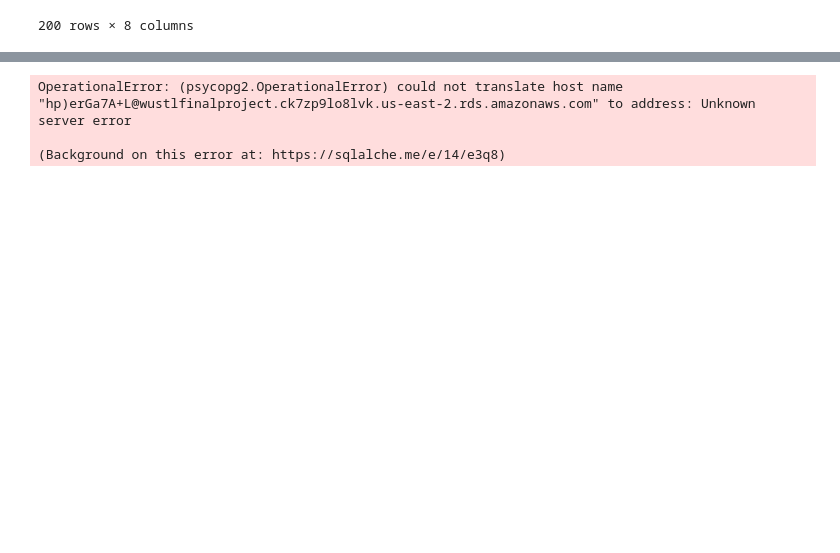
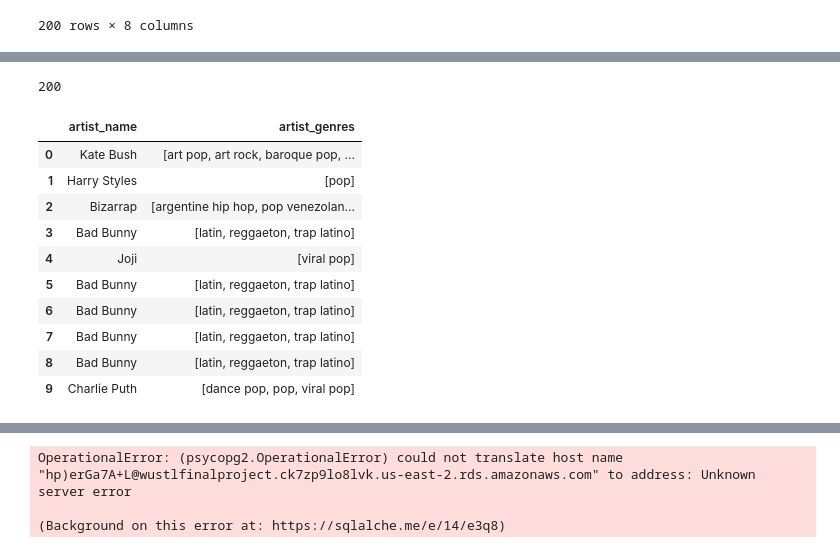
Before and after one commit to Azykan/Final-Project, a Jupyter notebook: source_code.ipynb, the cells around one changed output, grey strips where cells are left out. Drawn from its saved outputs; the diff is of its cells as text; code cells hidden in the pictures; blank space fills up the shorter version.

Commit message:
New lines of code, and new data set

```diff
--- a/source_code.ipynb
+++ b/source_code.ipynb
@@ -162,17 +162,3 @@ result['tracks']['items'][0]['artists']
   'name': 'Wingnut Dishwashers Union',
   'type': 'artist',
   'uri': 'spotify:artist:6dv1KSzpbj7bze54k5hCMi'}]
-# %%
-sp = spotipy.Spotify(auth_manager=SpotifyOAuth(client_id,
-                                               client_secret,
-                                               redirect_uri,))
-
-result = sp.search("Kate Bush")
-track = result['tracks']['items'][0]
-
-artist = sp.artist(track["artists"][0]["external_urls"]["spotify"])
-print("artist genres:", artist["genres"])
-
-album = sp.album(track["album"]["external_urls"]["spotify"])
-print("album genres:", album["genres"])
-print("album release-date:", album["release_date"])
@@ -281,4 +245,14 @@ album release-date: 1997-08-25
 # %%
+# Creating empty list to hold both artist name and genre
+artist_genre = []
+print("Beginning Data Retrieval")
+print("-----------------------------")
+
+# Create counters.
+record_count = 1
+set_count = 1
+
+# Data collection
 sp = spotipy.Spotify(auth_manager=SpotifyOAuth(client_id,
                                                client_secret,
                                                redirect_uri,))
@@ -290,12 +264,11 @@ for index, row in sp_df.iterrows():
     track = result['tracks']['items'][0]
 
     artist = sp.artist(track["artists"][0]["external_urls"]["spotify"])
-    print("artist genres:", artist["genres"])
-
-# The below still needs work to add the genres to the dataframe.  Above does iterate through the list.
-
-# try:
-#     sp_genre_df.loc[index, "genre"] = genre["results"][0]["genre"]
-# except (IndexError):
-#     print("Artist and Genre not found... Skipping.")
+    print("artist_name:",artist["name"] ,"artist genres:", artist["genres"])
+    try: artist_genre.append({"artist_name": artist["name"],
+                        "artist_genres": artist["genres"]
+})
+    except:
+        print("Error finding artist and genere")
+        pass
 # %% [output]
@@ -318,0 +292,20 @@ artist genres: ['dance pop', 'edm', 'pop', 'pop dance', 'pop rap']
+# %%
+# Check for completion
+len(artist_genre)
+# %% [output]
+200
+# %%
+artist_genre_df = pd.DataFrame(artist_genre)
+artist_genre_df.head(10)
+# %% [output]
+|  | artist_name | artist_genres |
+| 0 | Kate Bush | [art pop, art rock, baroque pop, ... |
+| 1 | Harry Styles | [pop] |
+| 2 | Bizarrap | [argentine hip hop, pop venezolan... |
+| 3 | Bad Bunny | [latin, reggaeton, trap latino] |
+| 4 | Joji | [viral pop] |
+| 5 | Bad Bunny | [latin, reggaeton, trap latino] |
+| 6 | Bad Bunny | [latin, reggaeton, trap latino] |
+| 7 | Bad Bunny | [latin, reggaeton, trap latino] |
+| 8 | Bad Bunny | [latin, reggaeton, trap latino] |
+| 9 | Charlie Puth | [dance pop, pop, viral pop] |
```
Also changed, not shown: parts of 12 cells of this notebook, 3 other files.
